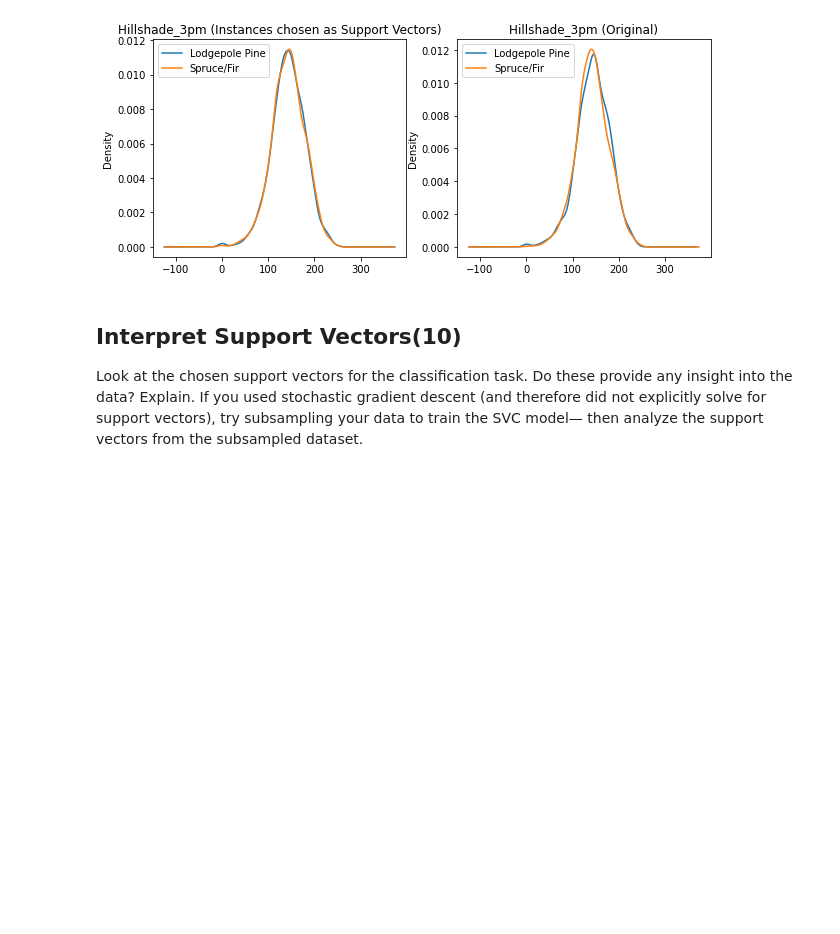
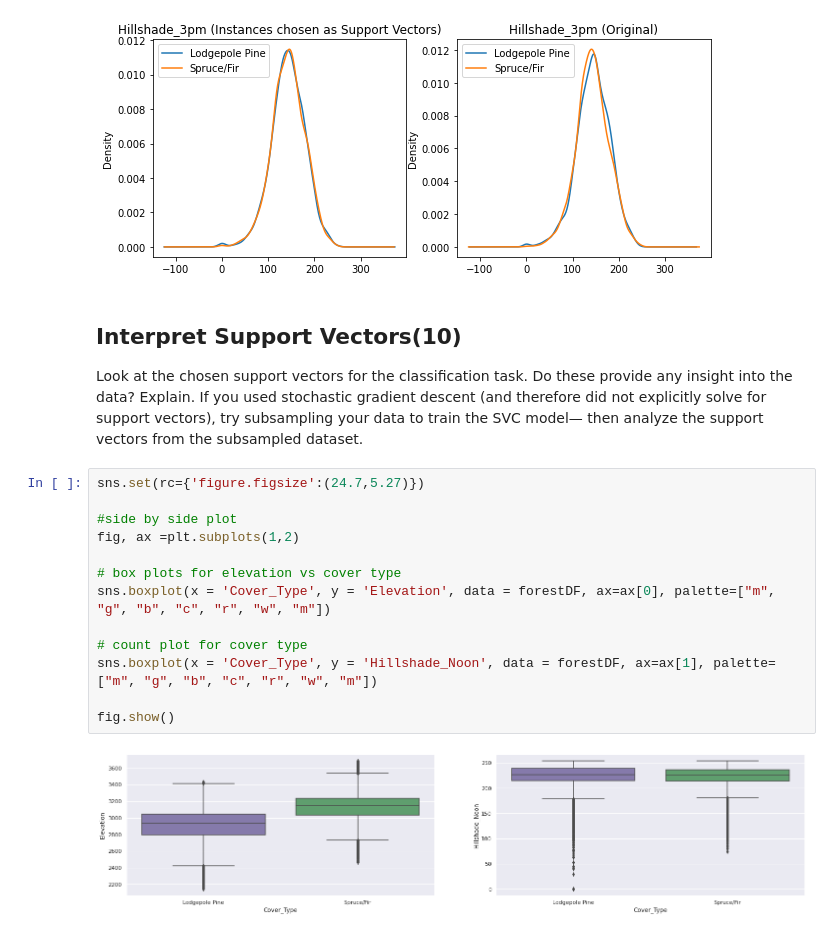
Before and after one commit to KendallScott/Machine-Learning, a Jupyter notebook: SVM and LR/Mini-Lab_Feb11.ipynb, the cells around one changed output. Cells and saved outputs as stored; diff of their text form; blank space fills up the shorter version.

```diff
--- a/SVM and LR/Mini-Lab_Feb11.ipynb
+++ b/SVM and LR/Mini-Lab_Feb11.ipynb
@@ -607,5 +563,20 @@ for v in vars_to_plot:
 ## Interpret Support Vectors(10)
 
 Look at the chosen support vectors for the classification task. Do these provide any insight into the data? Explain. If you used stochastic gradient descent (and therefore did not explicitly solve for support vectors), try subsampling your data to train the SVC model— then analyze the support vectors from the subsampled dataset.
+# %%
+sns.set(rc={'figure.figsize':(24.7,5.27)})
+
+#side by side plot
+fig, ax =plt.subplots(1,2)
+
+# box plots for elevation vs cover type
+sns.boxplot(x = 'Cover_Type', y = 'Elevation', data = forestDF, ax=ax[0], palette=["m", "g", "b", "c", "r", "w", "m"])
+
+# count plot for cover type
+sns.boxplot(x = 'Cover_Type', y = 'Hillshade_Noon', data = forestDF, ax=ax[1], palette=["m", "g", "b", "c", "r", "w", "m"])
+
+fig.show()
+# %% [output]
+[figure, added]
 # %% [markdown]
 Looking at some of the support vectors that were chosen, we can see that they greatly affect the outcome of the calssification. The graphs above do a great job illustrating the change in accuracy when comparing the original and the Support Vector. The chosen support vectors allow us to maximise the margin between vectors. This means that our classification plane is as wide as possible. This helps us to better classify, without having too many outliers or misclassifications.
```
Also changed, not shown: parts of 21 cells of this notebook.
